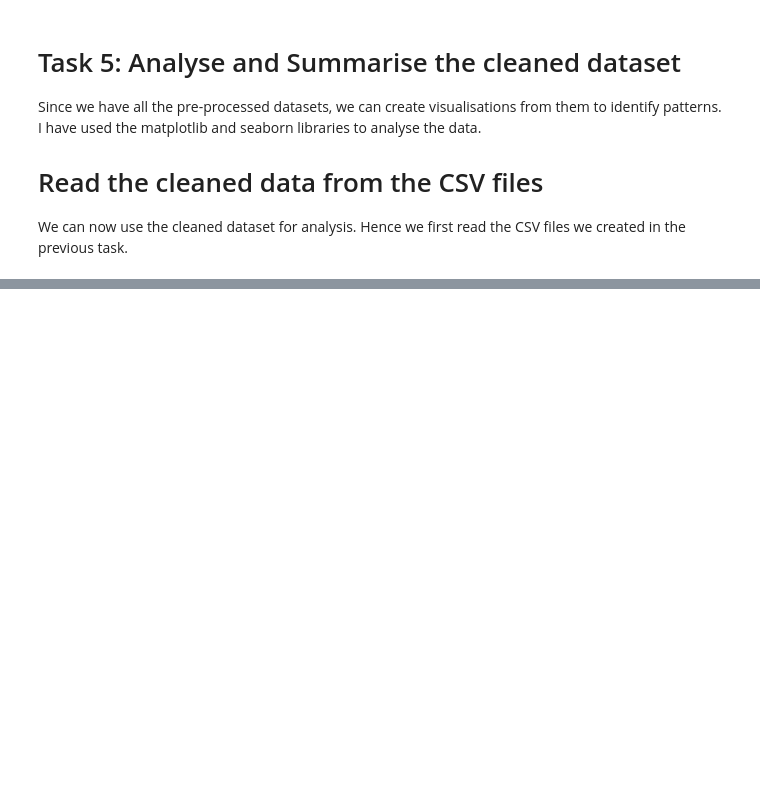
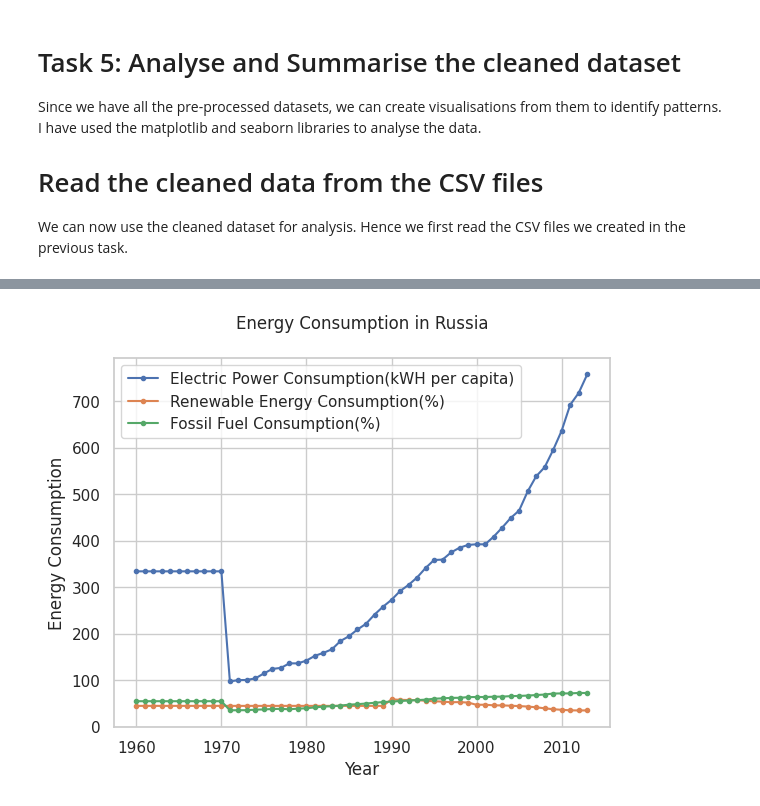
Before and after one commit to YogeshThakare007/World-Bank-Data-EDA, a Jupyter notebook: World Bank EDA.ipynb, the cells around one changed output, grey strips where cells are left out. Drawn from its saved outputs; the diff is of its cells as text; code cells hidden in the pictures; blank space fills up the shorter version.

```diff
--- a/World Bank EDA.ipynb
+++ b/World Bank EDA.ipynb
@@ -513,0 +739,13 @@ We can now use the cleaned dataset for analysis. Hence we first read the CSV fil
+# %%
+# Pick the columns Year, and 3 different power consumptions from the dataframe for russia
+plt.plot(df_cleaned_in.loc[5:, ['Year']],df_cleaned_in.loc[5:, ['Electric Power Consumption(kWH per capita)']],'.-')
+plt.plot(df_cleaned_in.loc[5:, ['Year']],df_cleaned_in.loc[5:, ['Renewable Energy Consumption (%)']],'.-')
+plt.plot(df_cleaned_in.loc[5:, ['Year']],df_cleaned_in.loc[5:, ['Fossil Fuel Consumption (%)']],'.-')
+
+plt.legend(['Electric Power Consumption(kWH per capita)', 'Renewable Energy Consumption(%)', 'Fossil Fuel Consumption(%)'], loc='best')
+plt.title("Energy Consumption in Russia\n")
+plt.xlabel('Year')
+plt.ylabel('Energy Consumption')
+plt.show()
+# %% [output]
+[figure, added]
```
Also changed, not shown: parts of 26 cells of this notebook.
